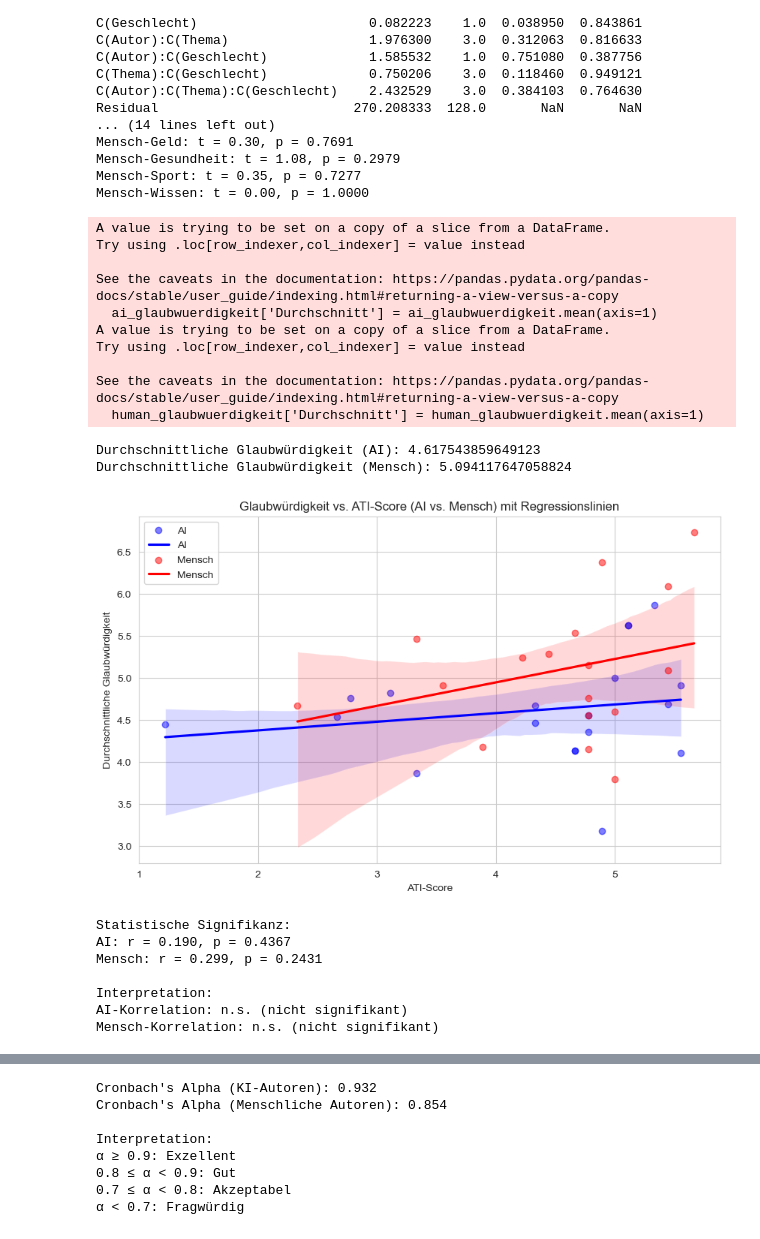
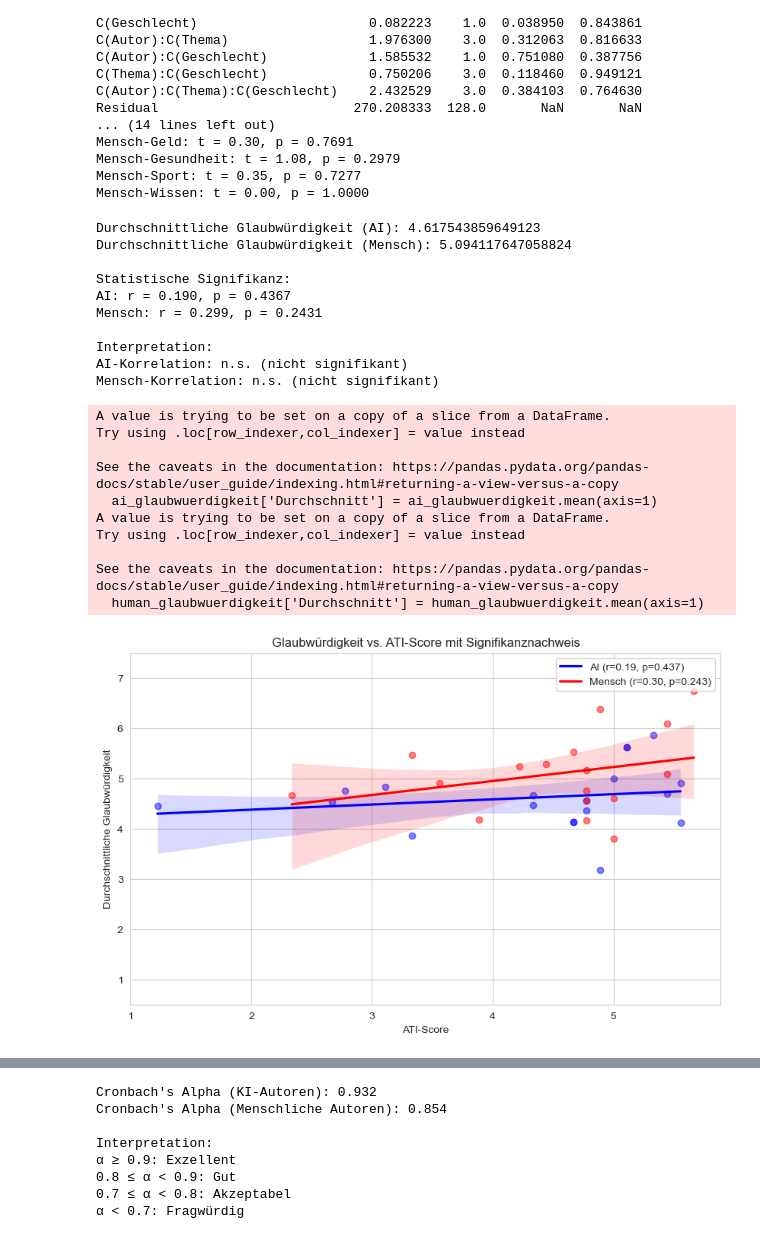
Before and after one commit to FlorianZierer/Impact-of-topic-on-credibility, a Jupyter notebook: auswertung.ipynb, the cells around one changed output, grey strips where cells are left out. Cells and saved outputs as stored; diff of their text form; code cells hidden in the pictures.

```diff
--- a/auswertung.ipynb
+++ b/auswertung.ipynb
@@ -345,27 +345,6 @@ human_glaubwuerdigkeit['Durchschnitt'] = human_glaubwuerdigkeit.mean(axis=1)
 # Vergleich der durchschnittlichen Glaubwürdigkeit
 print("Durchschnittliche Glaubwürdigkeit (AI):", ai_glaubwuerdigkeit['Durchschnitt'].mean())
 print("Durchschnittliche Glaubwürdigkeit (Mensch):", human_glaubwuerdigkeit['Durchschnitt'].mean())
-
-# Streudiagramm mit Regressionslinien
-plt.figure(figsize=(10, 6))
-
-# AI-Daten
-sns.regplot(x='ATI_Score', y='Durchschnitt', data=ai_glaubwuerdigkeit,
-            scatter_kws={'color': 'blue', 'alpha': 0.5},
-            line_kws={'color': 'blue', 'label': 'AI'},
-            label='AI')
-
-# Mensch-Daten
-sns.regplot(x='ATI_Score', y='Durchschnitt', data=human_glaubwuerdigkeit,
-            scatter_kws={'color': 'red', 'alpha': 0.5},
-            line_kws={'color': 'red', 'label': 'Mensch'},
-            label='Mensch')
-
-plt.xlabel('ATI-Score')
-plt.ylabel('Durchschnittliche Glaubwürdigkeit')
-plt.title('Glaubwürdigkeit vs. ATI-Score (AI vs. Mensch) mit Regressionslinien')
-plt.legend()
-plt.show()
 
 # Korrelationen berechnen
 ai_korrelation = ai_glaubwuerdigkeit['Durchschnitt'].corr(ai_glaubwuerdigkeit['ATI_Score'])
@@ -396,48 +375,50 @@ def interpret_p_value(p):
     elif p < 0.05:
         return "* (p < 0.05)"
     else:
         return "n.s. (nicht signifikant)"
 
 print("\nInterpretation:")
 print(f"AI-Korrelation: {interpret_p_value(ai_p)}")
 print(f"Mensch-Korrelation: {interpret_p_value(human_p)}")
 
 # Signifikanz im Plot annotieren
 plt.figure(figsize=(10, 6))
 
 # AI-Daten
 sns.regplot(x='ATI_Score', y='Durchschnitt', data=ai_glaubwuerdigkeit,
             scatter_kws={'color': 'blue', 'alpha': 0.5},
             line_kws={'color': 'blue', 'label': f'AI (r={ai_r:.2f}, p={ai_p:.3f})'})
 
 # Mensch-Daten
 sns.regplot(x='ATI_Score', y='Durchschnitt', data=human_glaubwuerdigkeit,
             scatter_kws={'color': 'red', 'alpha': 0.5},
             line_kws={'color': 'red', 'label': f'Mensch (r={human_r:.2f}, p={human_p:.3f})'})
 
+plt.ylim(0.5, 7.5)
 plt.xlabel('ATI-Score')
 plt.ylabel('Durchschnittliche Glaubwürdigkeit')
 plt.title('Glaubwürdigkeit vs. ATI-Score mit Signifikanznachweis')
 plt.legend()
 plt.show()
 # %% [output]
-A value is trying to be set on a copy of a slice from a DataFrame.
-Try using .loc[row_indexer,col_indexer] = value instead
+Durchschnittliche Glaubwürdigkeit (AI): 4.617543859649123
+Durchschnittliche Glaubwürdigkeit (Mensch): 5.094117647058824
 
-See the caveats in the documentation: https://pandas.pydata.org/pandas-docs/stable/user_guide/indexing.html#returning-a-view-versus-a-copy
-  ai_glaubwuerdigkeit['Durchschnitt'] = ai_glaubwuerdigkeit.mean(axis=1)
-A value is trying to be set on a copy of a slice from a DataFrame.
-Try using .loc[row_indexer,col_indexer] = value instead
+Statistische Signifikanz:
+AI: r = 0.190, p = 0.4367
+Mensch: r = 0.299, p = 0.2431
 
-See the caveats in the documentation: https://pandas.pydata.org/pandas-docs/stable/user_guide/indexing.html#returning-a-view-versus-a-copy
-  human_glaubwuerdigkeit['Durchschnitt'] = human_glaubwuerdigkeit.mean(axis=1)
+Interpretation:
+AI-Korrelation: n.s. (nicht signifikant)
+Mensch-Korrelation: n.s. (nicht signifikant)
-Durchschnittliche Glaubwürdigkeit (AI): 4.617543859649123
-Durchschnittliche Glaubwürdigkeit (Mensch): 5.094117647058824
+A value is trying to be set on a copy of a slice from a DataFrame.
+Try using .loc[row_indexer,col_indexer] = value instead
+
+See the caveats in the documentation: https://pandas.pydata.org/pandas-docs/stable/user_guide/indexing.html#returning-a-view-versus-a-copy
+  ai_glaubwuerdigkeit['Durchschnitt'] = ai_glaubwuerdigkeit.mean(axis=1)
+A value is trying to be set on a copy of a slice from a DataFrame.
+Try using .loc[row_indexer,col_indexer] = value instead
+
+See the caveats in the documentation: https://pandas.pydata.org/pandas-docs/stable/user_guide/indexing.html#returning-a-view-versus-a-copy
+  human_glaubwuerdigkeit['Durchschnitt'] = human_glaubwuerdigkeit.mean(axis=1)
-[figure, old version]
+[figure, new version]
-Statistische Signifikanz:
-AI: r = 0.190, p = 0.4367
-Mensch: r = 0.299, p = 0.2431
-
-Interpretation:
-AI-Korrelation: n.s. (nicht signifikant)
-Mensch-Korrelation: n.s. (nicht signifikant)
```
Also changed, not shown: parts of 11 cells of this notebook, 1 other file.
